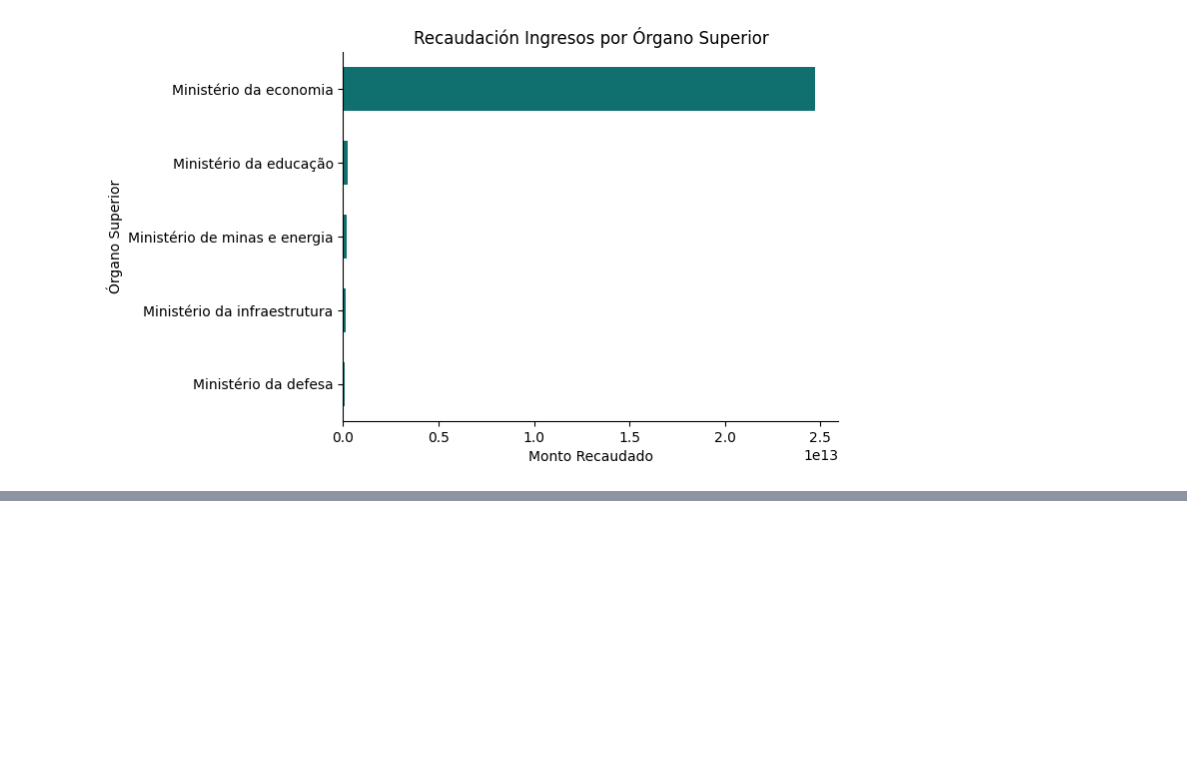
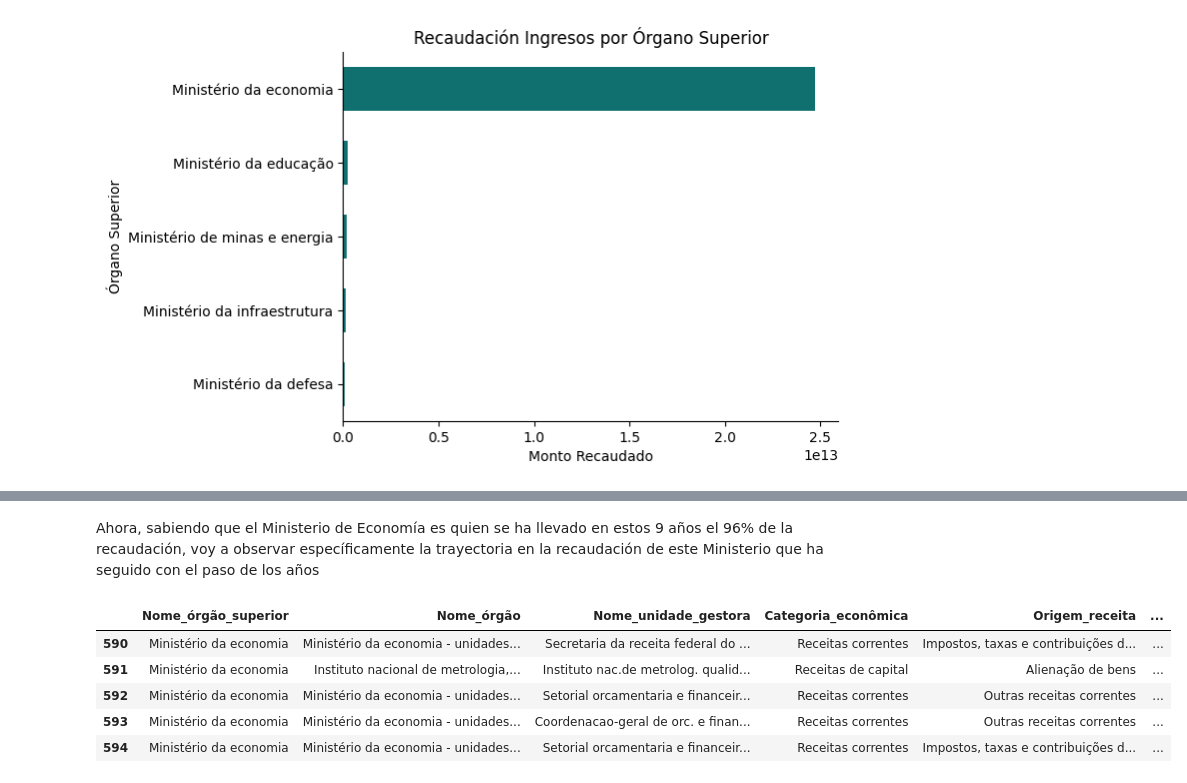
Before and after one commit to raquelscv/Proyecto2-AnalisisPandas, a Jupyter notebook: Analisis_Ingresos_Brasil.ipynb, the cells around one changed output, grey strips where cells are left out. Cells and saved outputs as stored; diff of their text form; code cells hidden in the pictures; blank space fills up the shorter version.

```diff
--- a/Analisis_Ingresos_Brasil.ipynb
+++ b/Analisis_Ingresos_Brasil.ipynb
@@ -325,0 +328,13 @@ plt.gca().spines['top'].set_visible(False)
+# %% [markdown]
+Ahora, sabiendo que el Ministerio de Economía es quien se ha llevado en estos 9 años el 96% de la recaudación, voy a observar específicamente la trayectoria en la recaudación de este Ministerio que ha seguido con el paso de los años
+# %%
+#se queda con los registros cuyo organo superior es el ministerio de economia
+df_ministerio_economia = df[df["Nome_órgão_superior"] == "Ministério da economia"]
+df_ministerio_economia.head()
+# %% [output]
+|  | Nome_órgão_superior | Nome_órgão | Nome_unidade_gestora | Categoria_econômica | Origem_receita | ... |
+| 590 | Ministério da economia | Ministério da economia - unidades... | Secretaria da receita federal do ... | Receitas correntes | Impostos, taxas e contribuições d... | ... |
+| 591 | Ministério da economia | Instituto nacional de metrologia,... | Instituto nac.de metrolog. qualid... | Receitas de capital | Alienação de bens | ... |
+| 592 | Ministério da economia | Ministério da economia - unidades... | Setorial orcamentaria e financeir... | Receitas correntes | Outras receitas correntes | ... |
+| 593 | Ministério da economia | Ministério da economia - unidades... | Coordenacao-geral de orc. e finan... | Receitas correntes | Outras receitas correntes | ... |
+| 594 | Ministério da economia | Ministério da economia - unidades... | Setorial orcamentaria e financeir... | Receitas correntes | Impostos, taxas e contribuições d... | ... |
```
Also changed, not shown: parts of 9 cells of this notebook.
